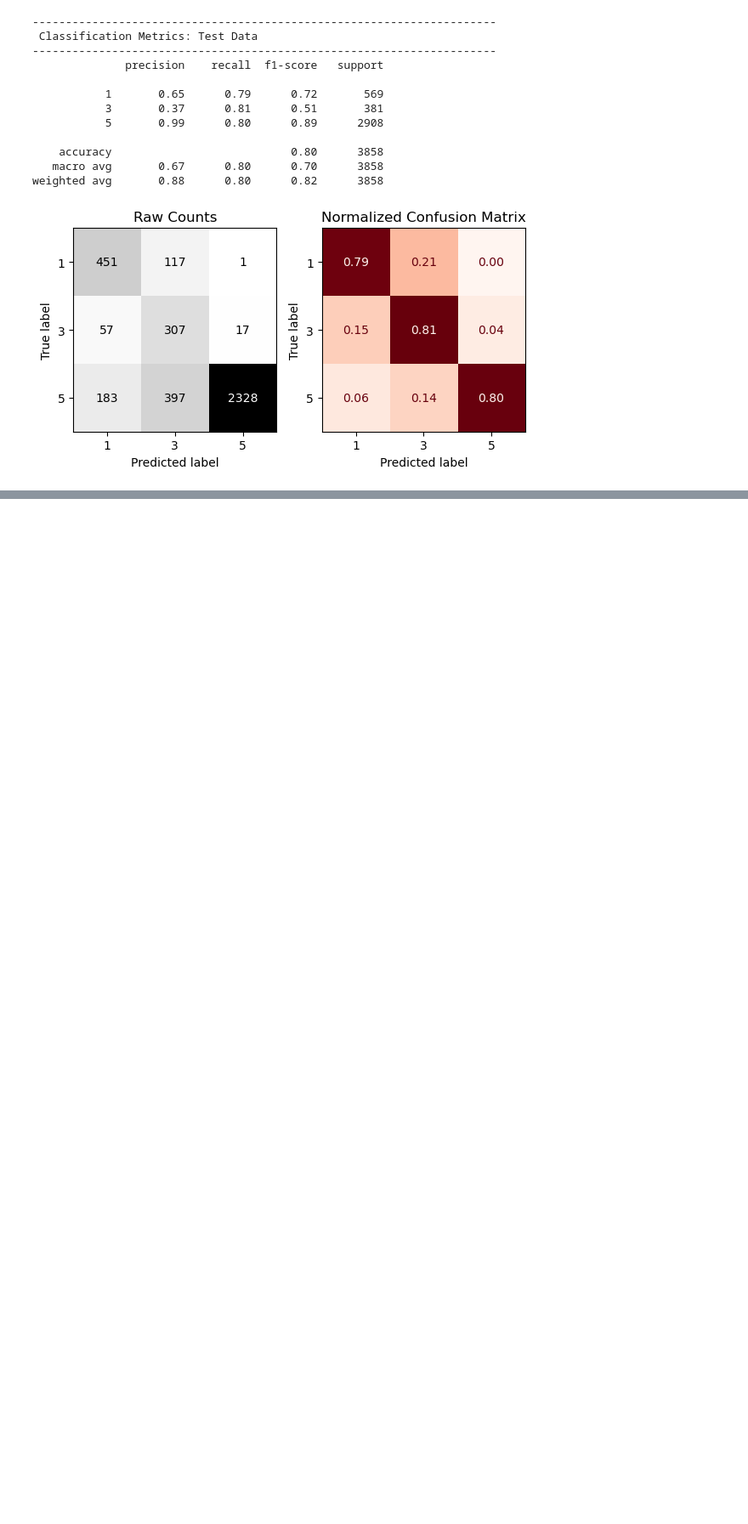
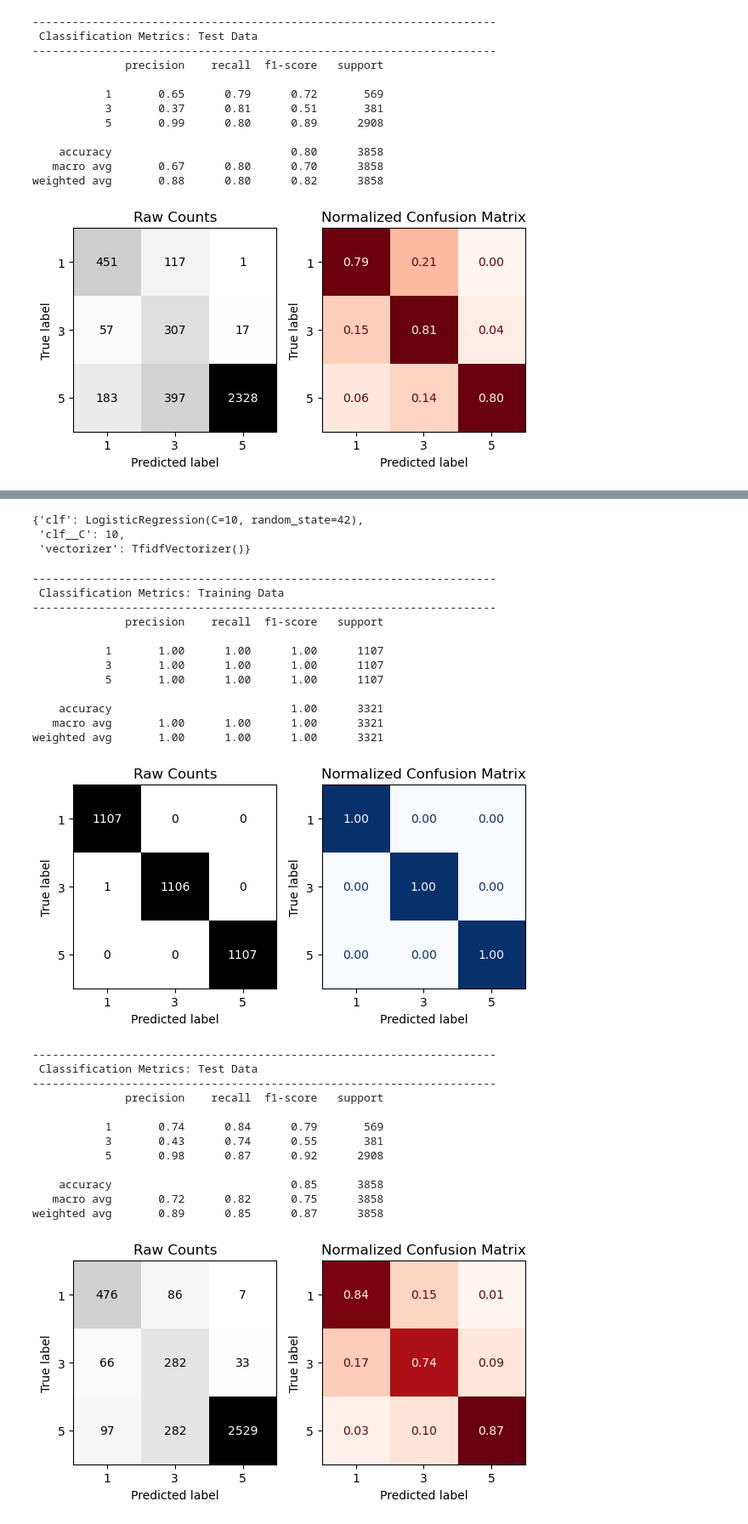
Before and after one commit to Rovidicus/Natural-Language-Processing, a Jupyter notebook: Text_Classification_w_Sklearn.ipynb, the cells around one changed output, grey strips where cells are left out. Shown at 85% size. Drawn from its saved outputs; the diff is of its cells as text; code cells hidden in the pictures; blank space fills up the shorter version.

```diff
--- a/Text_Classification_w_Sklearn.ipynb
+++ b/Text_Classification_w_Sklearn.ipynb
@@ -485,0 +716,34 @@ weighted avg       0.88      0.80      0.82      3858
+# %%
+# Define parameters to tune multiple models
+shared_grid = {
+    'vectorizer' : [CountVectorizer(), TfidfVectorizer()]
+}
+param_grid_RF = {
+    'clf' : [RandomForestClassifier(random_state = 42)],
+    'clf__max_depth' : [5, None],
+    'clf__min_samples_leaf' : [1, 2],
+    **shared_grid
+}
+
+param_grid_MNB = {
+    'clf' : [MultinomialNB()],
+    'clf__alpha' : [.5, 1],
+    **shared_grid
+}
+
+param_grid_logreg = {
+    'clf': [LogisticRegression(random_state = 42)],
+    'clf__C' : [.1, 1, 10, 100],
+    **shared_grid
+}
+
+# combine into list of params
+params_combined = [param_grid_RF, param_grid_MNB, param_grid_logreg]
+# %%
+%%time
+# Create grid search
+grid_search = GridSearchCV(vect_pipe, params_combined, cv=3, scoring = 'accuracy', verbose=1, n_jobs=-1)
+
+
+# Fit the model
+grid_search.fit(X_train, y_train)
@@ -485,0 +776,39 @@ weighted avg       0.88      0.80      0.82      3858
+# %%
+grid_search.best_params_
+# %% [output]
+{'clf': LogisticRegression(C=10, random_state=42),
+ 'clf__C': 10,
+ 'vectorizer': TfidfVectorizer()}
+# %%
+# Now define the best version of the model
+best_model = grid_search.best_estimator_
+
+# Predict and Evaluate with the custom function
+evaluate_classification(best_model, X_train, y_train, X_test, y_test)
+# %% [output]
+----------------------------------------------------------------------
+ Classification Metrics: Training Data
+----------------------------------------------------------------------
+              precision    recall  f1-score   support
+
+           1       1.00      1.00      1.00      1107
+           3       1.00      1.00      1.00      1107
+           5       1.00      1.00      1.00      1107
+
+    accuracy                           1.00      3321
+   macro avg       1.00      1.00      1.00      3321
+weighted avg       1.00      1.00      1.00      3321
+[figure, added]
+----------------------------------------------------------------------
+ Classification Metrics: Test Data
+----------------------------------------------------------------------
+              precision    recall  f1-score   support
+
+           1       0.74      0.84      0.79       569
+           3       0.43      0.74      0.55       381
+           5       0.98      0.87      0.92      2908
+
+    accuracy                           0.85      3858
+   macro avg       0.72      0.82      0.75      3858
+weighted avg       0.89      0.85      0.87      3858
+[figure, added]
```
Also changed, not shown: parts of 28 cells of this notebook, 1 other file.
